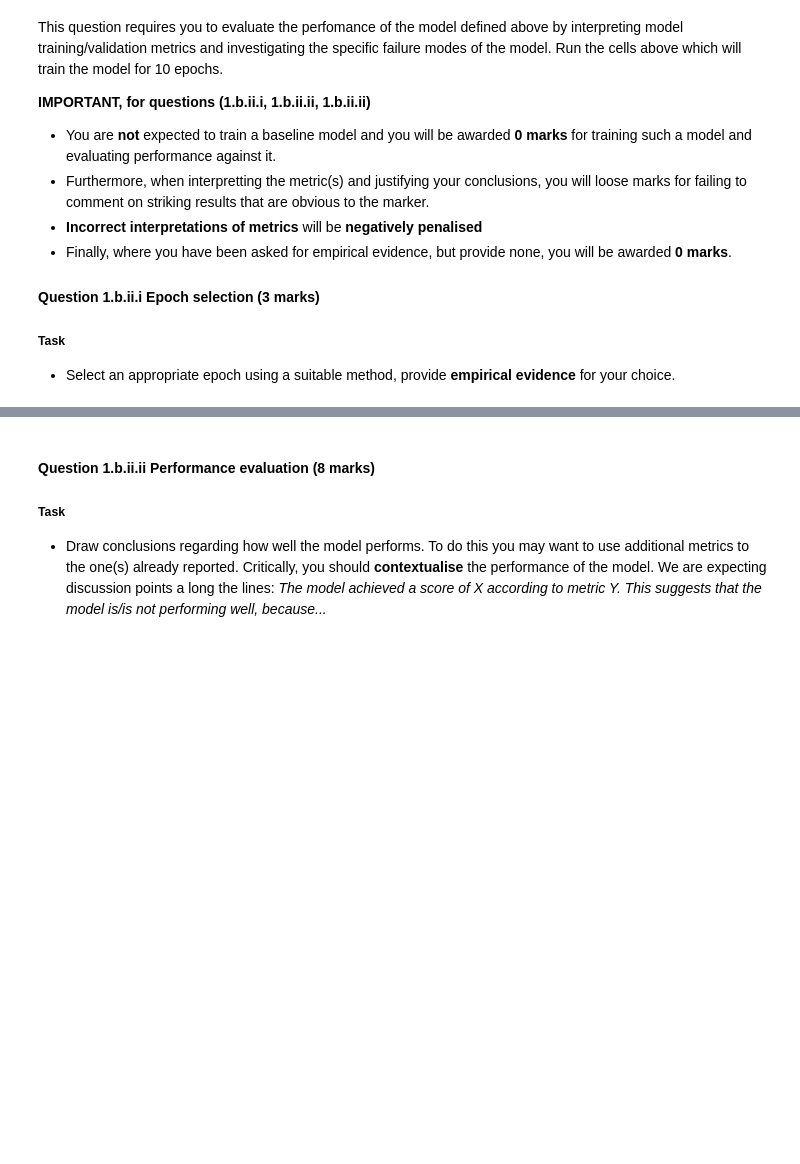
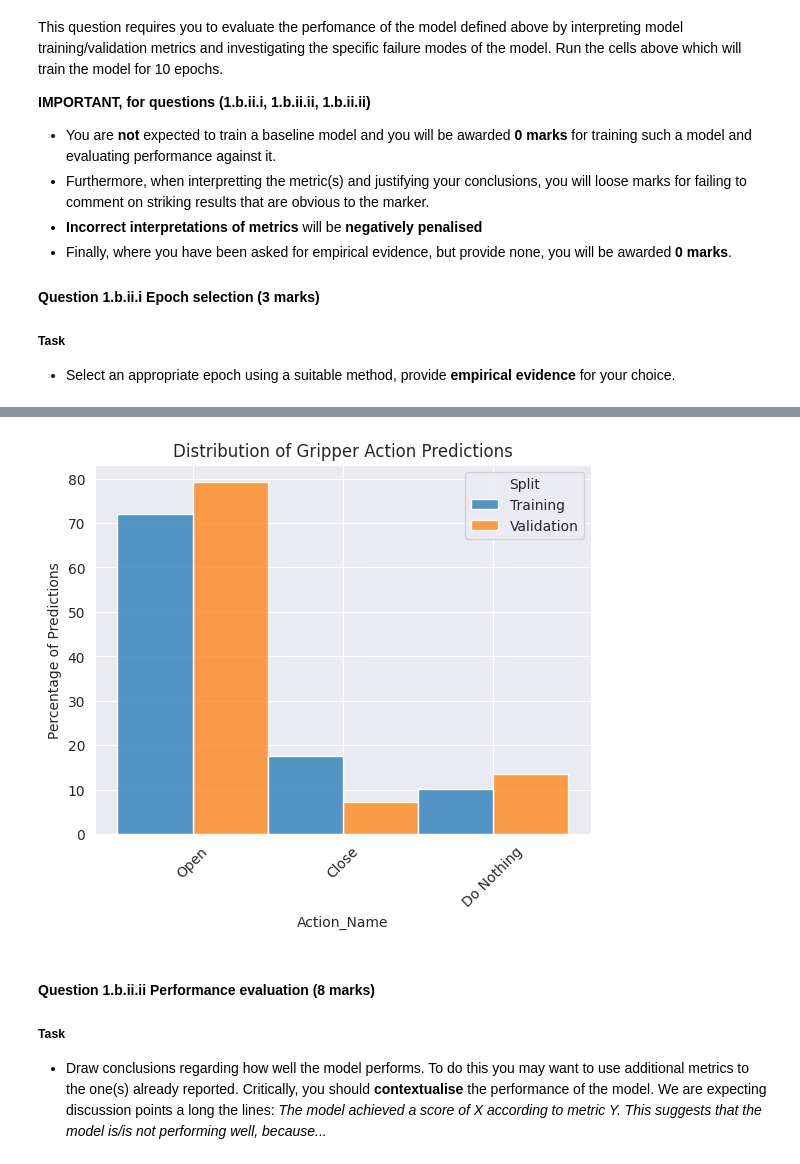
Before and after one commit to the-rich-piana/COMP0188_DeepLearning, a Jupyter notebook: COURSEWORK_2/CW2_Questions_105_marks_QUESTIONS.ipynb, the cells around one changed output, grey strips where cells are left out. Drawn from its saved outputs; the diff is of its cells as text; code cells hidden in the pictures; blank space fills up the shorter version.

```diff
--- a/COURSEWORK_2/CW2_Questions_105_marks_QUESTIONS.ipynb
+++ b/COURSEWORK_2/CW2_Questions_105_marks_QUESTIONS.ipynb
@@ -762,3 +960,43 @@ This question requires you to evaluate the perfomance of the model defined above
+# %%
+def get_predictions_df(grp_df, split='train'):
+    # Convert logits to predicted classes
+    logits = torch.tensor(grp_df.values)
+    predictions = torch.argmax(logits, dim=1)
+
+    # Convert predictions to pandas Series first
+    action_names = pd.Series(predictions.numpy()).map({
+        0: 'Do Nothing',
+        1: 'Open',
+        2: 'Close'
+    })
+
+    # Create dataframe with predictions and labels
+    return pd.DataFrame({
+        'Action': predictions.numpy(),
+        'Split': split,
+        'Action_Name': action_names
+    })
+
+# Combine train and validation predictions
+train_preds_df = get_predictions_df(epoch_6_preds['train_grp'], 'Training')
+val_preds_df = get_predictions_df(epoch_6_preds['val_grp'], 'Validation')
+all_preds = pd.concat([train_preds_df, val_preds_df])
+
+# Create histogram with normalized percentages within each split
+sns.histplot(
+    data=all_preds,
+    x='Action_Name',
+    hue='Split',
+    multiple="dodge",
+    stat='percent',
+    common_norm=False  # This ensures percentages sum to 100 within each split
+)
+plt.title('Distribution of Gripper Action Predictions')
+plt.ylabel('Percentage of Predictions')
+plt.xticks(rotation=45)
+plt.show()
+# %% [output]
+[figure, added]
 # %% [markdown]
 #### Question 1.b.ii.ii Performance evaluation (8 marks)
 ##### Task
```
Also changed, not shown: parts of 26 cells of this notebook, 3 other files.
